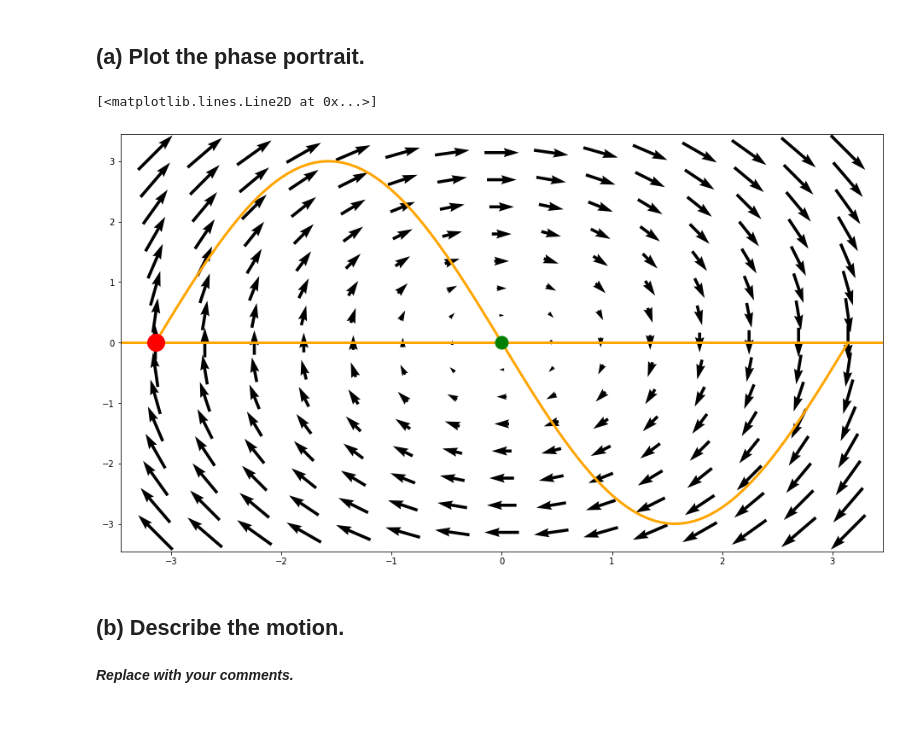
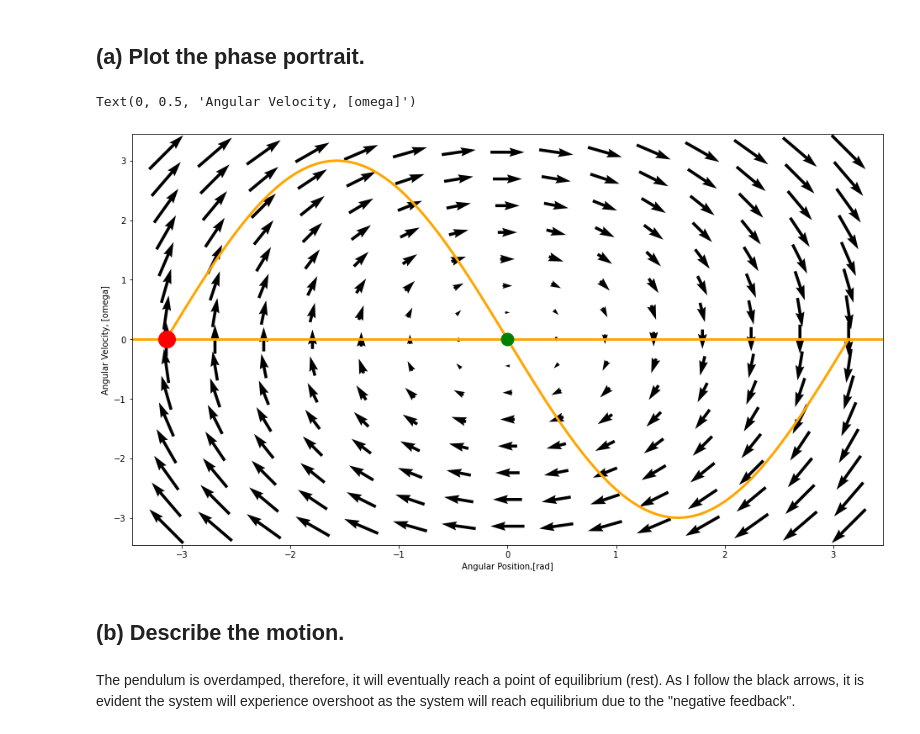
Before and after one commit to MarioSegura1099/biophysics, a Jupyter notebook: week-08/problem-11.5.ipynb, the cells around one changed output. Drawn from its saved outputs; the diff is of its cells as text; code cells hidden in the pictures.

```diff
--- a/week-08/problem-11.5.ipynb
+++ b/week-08/problem-11.5.ipynb
@@ -36,37 +36,42 @@ from scipy.integrate import odeint
 m = 1
 g = 3
 xi = 1
 L = 1
 o = 0
 
 theta = np.linspace(-np.pi,np.pi,101)
 
 
 o_rad = -((m*g*np.sin(theta)) + (xi*L*o))/ (m*L)
 
 Figure = plt.figure(figsize=(16,9))
+#Nullclines
 plt.plot(theta, o_rad, color ='orange',lw=3)
-
+    #
 plt.axhline(y=0, color ='orange',lw=3)
 
 #Meshgrid
 x = np.linspace(-math.pi,math.pi,15)
 y = np.linspace(-math.pi,math.pi,15)
 
 X, Y = np.meshgrid(x,y)
 vX = Y
 vY = -X
 plt.quiver(X,Y,vX,vY, pivot='mid')
 
 #Center point
 plt.plot(0,0,'og',ms=15)
 
 #Bulls-Eye
 plt.plot(-math.pi,0,'or',ms=20)
+
+#labels
+plt.xlabel('Angular Position,[rad]')
+plt.ylabel('Angular Velocity, [omega]')
 # %% [output]
-[<matplotlib.lines.Line2D at 0x...>]
+Text(0, 0.5, 'Angular Velocity, [omega]')
-[figure, old version]
+[figure, new version]
 # %% [markdown]
 ## (b) Describe the motion.
 # %% [markdown]
-***Replace with your comments.***
+The pendulum is overdamped, therefore, it will eventually reach a point of equilibrium (rest). As I follow the black arrows, it is evident the system will experience overshoot as the system will reach equilibrium due to the "negative feedback".
```
